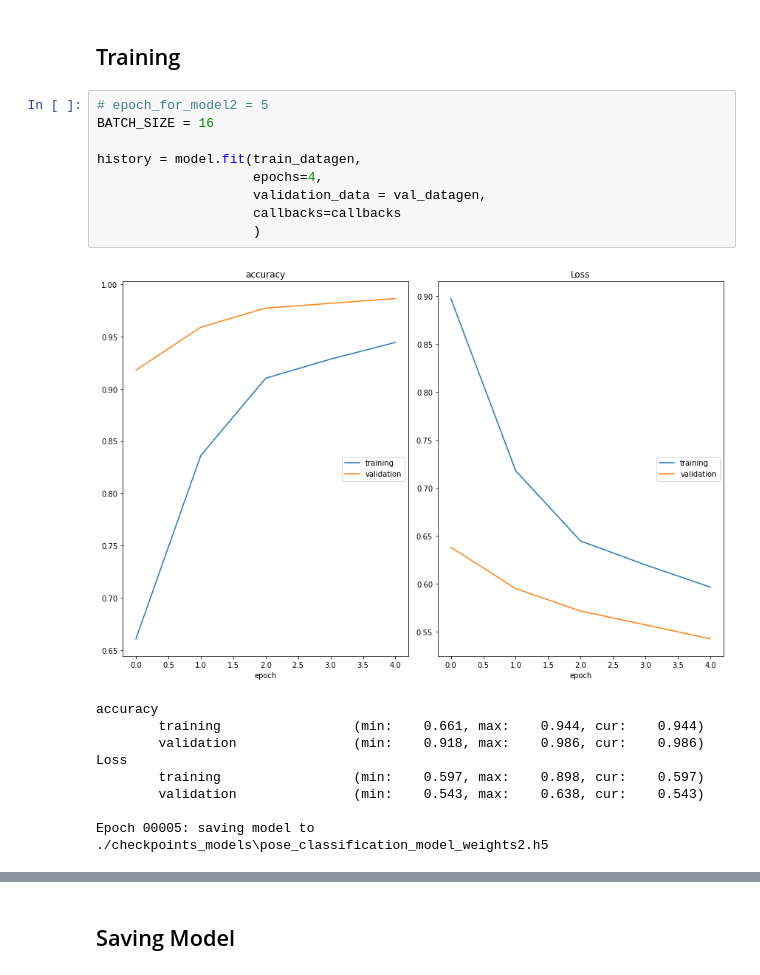
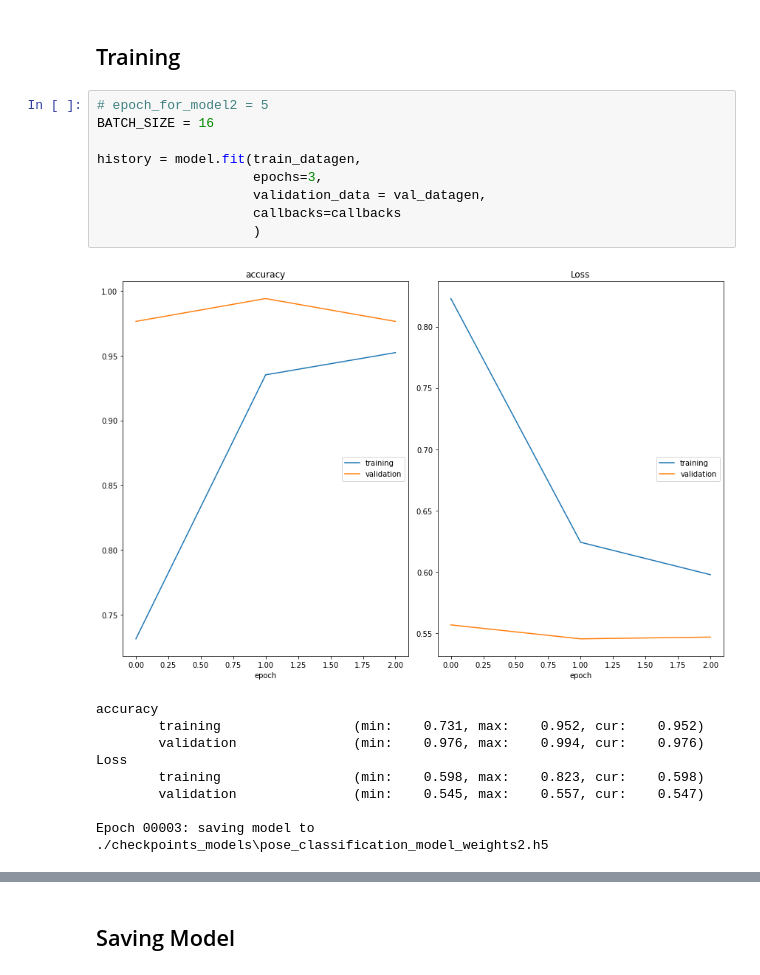
Before and after one commit to Elysian01/Exercise-And-Yoga-Tracker, a Jupyter notebook: Yoga-Pose-Classification-Using-DL.ipynb, the cells around one changed output, grey strips where cells are left out. Saved outputs shown, nothing was run; the diff lists cells and outputs as text.

```diff
--- a/Yoga-Pose-Classification-Using-DL.ipynb
+++ b/Yoga-Pose-Classification-Using-DL.ipynb
@@ -181,22 +181,22 @@ callbacks = [PlotLossesKerasTF(), checkpoint,reduce_lr, convolutionCallback]
 # %%
 # epoch_for_model2 = 5
 BATCH_SIZE = 16
 
 history = model.fit(train_datagen,
-                    epochs=4,
+                    epochs=3,
                     validation_data = val_datagen,
                     callbacks=callbacks
                     )
 # %% [output]
-[figure, old version]
+[figure, new version]
 accuracy
-        training                 (min:    0.661, max:    0.944, cur:    0.944)
-        validation               (min:    0.918, max:    0.986, cur:    0.986)
+        training                 (min:    0.731, max:    0.952, cur:    0.952)
+        validation               (min:    0.976, max:    0.994, cur:    0.976)
 Loss
-        training                 (min:    0.597, max:    0.898, cur:    0.597)
-        validation               (min:    0.543, max:    0.638, cur:    0.543)
+        training                 (min:    0.598, max:    0.823, cur:    0.598)
+        validation               (min:    0.545, max:    0.557, cur:    0.547)
 
-Epoch 00005: saving model to ./checkpoints_models\pose_classification_model_weights2.h5
+Epoch 00003: saving model to ./checkpoints_models\pose_classification_model_weights2.h5
 # %%
 plt.figure(0)
 plt.plot(history.history['loss'],'g', label="Loss")
```
Also changed, not shown: parts of 6 cells of this notebook, 30 other files.
